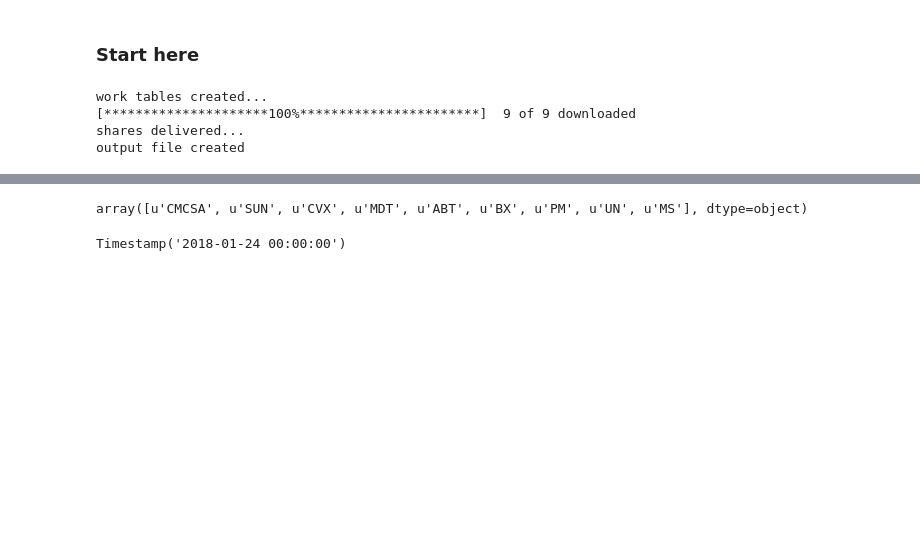
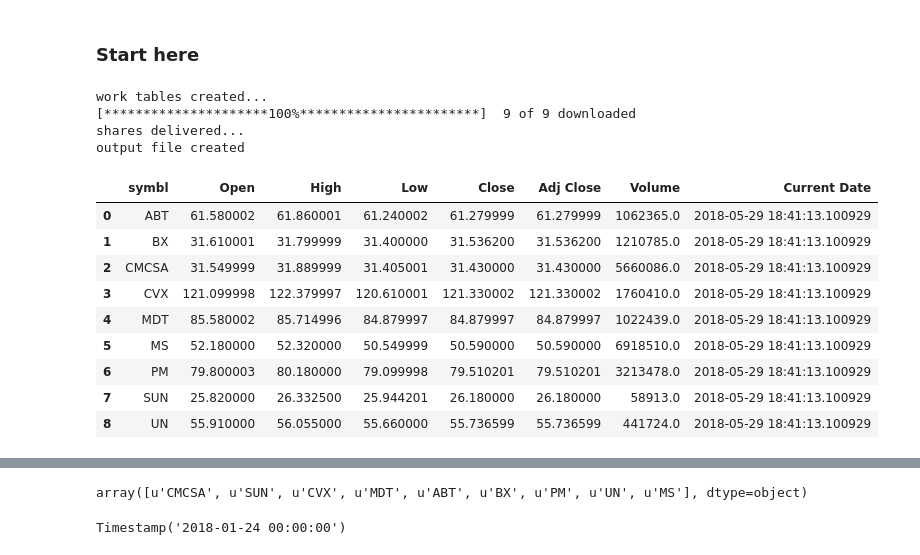
Before and after one commit to sergei8/Yahoo-finance-shares, a Jupyter notebook: Debug-notebook/debug-notebook.ipynb, the cells around one changed output, grey strips where cells are left out. Saved outputs shown, nothing was run; the diff lists cells and outputs as text; code cells hidden in the pictures; blank space fills up the shorter version.

```diff
--- a/Debug-notebook/debug-notebook.ipynb
+++ b/Debug-notebook/debug-notebook.ipynb
@@ -138,6 +125,19 @@ work tables created...
 [*********************100%***********************]  9 of 9 downloaded
 shares delivered...
 output file created
+# %%
+shares
+# %% [output]
+|  | symbl | Open | High | Low | Close | Adj Close | Volume | Current Date |
+| 0 | ABT | 61.580002 | 61.860001 | 61.240002 | 61.279999 | 61.279999 | 1062365.0 | 2018-05-29 18:41:13.100929 |
+| 1 | BX | 31.610001 | 31.799999 | 31.400000 | 31.536200 | 31.536200 | 1210785.0 | 2018-05-29 18:41:13.100929 |
+| 2 | CMCSA | 31.549999 | 31.889999 | 31.405001 | 31.430000 | 31.430000 | 5660086.0 | 2018-05-29 18:41:13.100929 |
+| 3 | CVX | 121.099998 | 122.379997 | 120.610001 | 121.330002 | 121.330002 | 1760410.0 | 2018-05-29 18:41:13.100929 |
+| 4 | MDT | 85.580002 | 85.714996 | 84.879997 | 84.879997 | 84.879997 | 1022439.0 | 2018-05-29 18:41:13.100929 |
+| 5 | MS | 52.180000 | 52.320000 | 50.549999 | 50.590000 | 50.590000 | 6918510.0 | 2018-05-29 18:41:13.100929 |
+| 6 | PM | 79.800003 | 80.180000 | 79.099998 | 79.510201 | 79.510201 | 3213478.0 | 2018-05-29 18:41:13.100929 |
+| 7 | SUN | 25.820000 | 26.332500 | 25.944201 | 26.180000 | 26.180000 | 58913.0 | 2018-05-29 18:41:13.100929 |
+| 8 | UN | 55.910000 | 56.055000 | 55.660000 | 55.736599 | 55.736599 | 441724.0 | 2018-05-29 18:41:13.100929 |
 # %%
 import pandas_datareader.data as web
 from datetime import datetime
```
Also changed, not shown: parts of 8 cells of this notebook, 2 other files.
